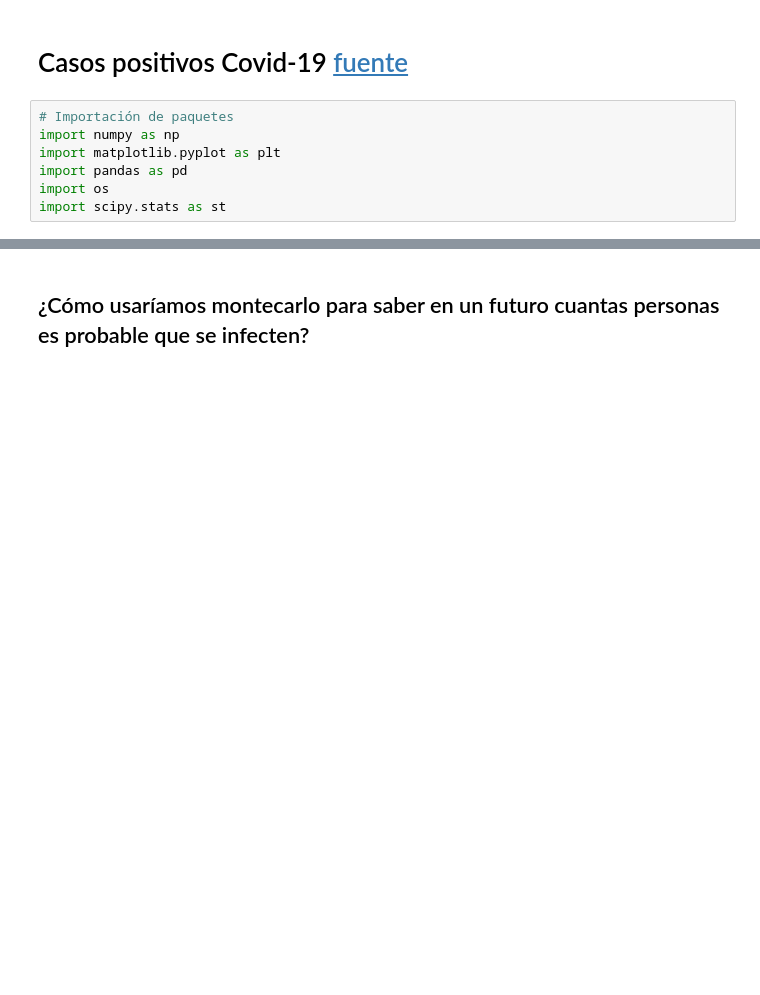
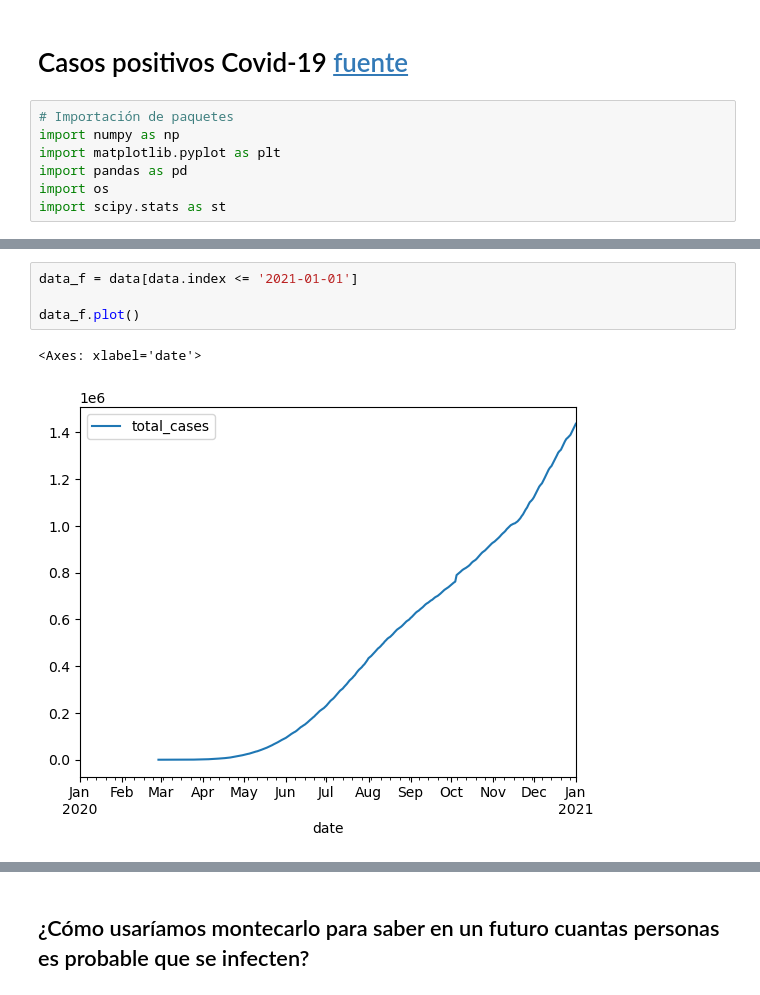
Before and after one commit to odjaramilloz/SPF-2024-I, a Jupyter notebook: TEMA-1/Clase8_EjemplosSimulacion.ipynb, the cells around one changed output, grey strips where cells are left out. Drawn from its saved outputs; the diff is of its cells as text; blank space fills up the shorter version.

```diff
--- a/TEMA-1/Clase8_EjemplosSimulacion.ipynb
+++ b/TEMA-1/Clase8_EjemplosSimulacion.ipynb
@@ -56,0 +75,7 @@ data = pd.read_csv('covid_cases.csv')
+# %%
+data_f = data[data.index <= '2021-01-01']
+
+data_f.plot()
+# %% [output]
+<Axes: xlabel='date'>
+[figure, added]
```
Also changed, not shown: parts of 12 cells of this notebook, 2 other files.
